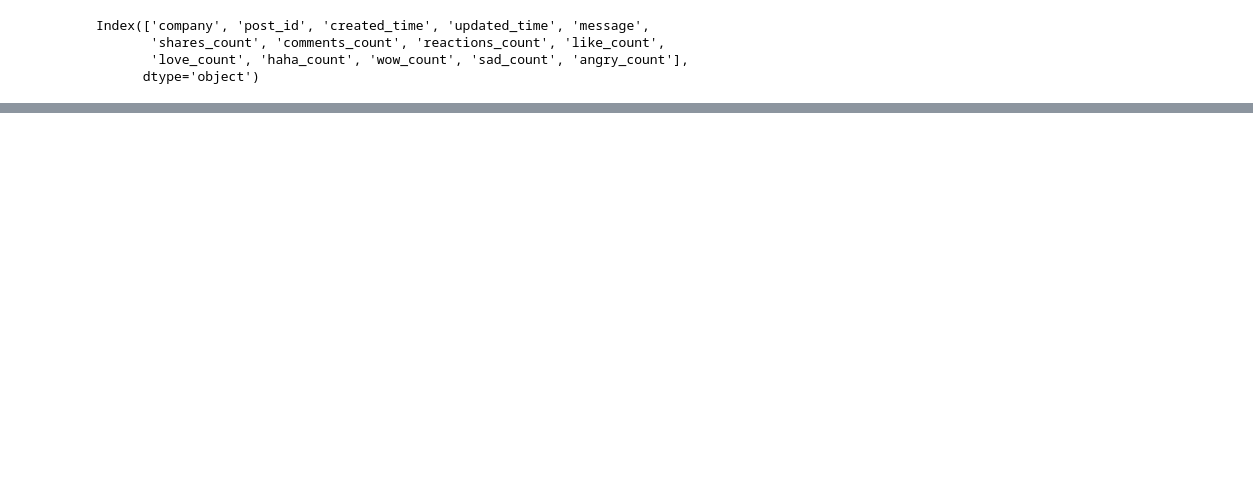
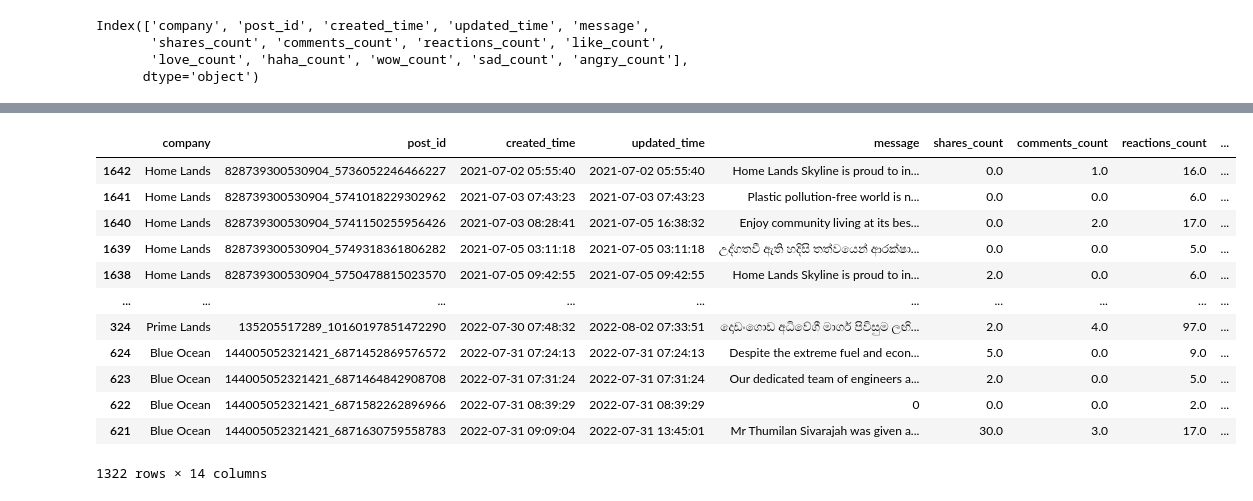
Before and after one commit to kelumKP/CIS7029, a Jupyter notebook: facebook_data/1yeardata/facebook_data_dashboard.ipynb, the cells around one changed output, grey strips where cells are left out. Drawn from its saved outputs; the diff is of its cells as text; code cells hidden in the pictures; blank space fills up the shorter version.

```diff
--- a/facebook_data/1yeardata/facebook_data_dashboard.ipynb
+++ b/facebook_data/1yeardata/facebook_data_dashboard.ipynb
@@ -50,3 +75,34 @@ df[df['company'] == 'Prime Lands']
 # %%
 # Fill NAs with 0s and create GDP per capita column
 df = df.fillna(0)
+# %%
+df['shares_count'] = df['shares_count'].replace(np.nan, 0)
+df['comments_count'] = df['comments_count'].replace(np.nan, 0)
+df['reactions_count'] = df['reactions_count'].replace(np.nan, 0)
+df['like_count'] = df['like_count'].replace(np.nan, 0)
+df['love_count'] = df['love_count'].replace(np.nan, 0)
+df['haha_count'] = df['haha_count'].replace(np.nan, 0)
+df['wow_count'] = df['wow_count'].replace(np.nan, 0)
+df['sad_count'] = df['sad_count'].replace(np.nan, 0)
+df['angry_count'] = df['angry_count'].replace(np.nan, 0)
+
+df['created_time'] = pd.to_datetime(df['created_time'])
+df['updated_time'] = pd.to_datetime(df['updated_time'])
+
+df.sort_values(by='created_time', inplace=True)
+
+df
+# %% [output]
+|  | company | post_id | created_time | updated_time | message | shares_count | comments_count | reactions_count | ... |
+| 1642 | Home Lands | 828739300530904_5736052246466227 | 2021-07-02 05:55:40 | 2021-07-02 05:55:40 | Home Lands Skyline is proud to in... | 0.0 | 1.0 | 16.0 | ... |
+| 1641 | Home Lands | 828739300530904_5741018229302962 | 2021-07-03 07:43:23 | 2021-07-03 07:43:23 | Plastic pollution-free world is n... | 0.0 | 0.0 | 6.0 | ... |
+| 1640 | Home Lands | 828739300530904_5741150255956426 | 2021-07-03 08:28:41 | 2021-07-05 16:38:32 | Enjoy community living at its bes... | 0.0 | 2.0 | 17.0 | ... |
+| 1639 | Home Lands | 828739300530904_5749318361806282 | 2021-07-05 03:11:18 | 2021-07-05 03:11:18 | උද්ගතවී ඇති හදිසි තත්වයෙන් ආරක්ෂා... | 0.0 | 0.0 | 5.0 | ... |
+| 1638 | Home Lands | 828739300530904_5750478815023570 | 2021-07-05 09:42:55 | 2021-07-05 09:42:55 | Home Lands Skyline is proud to in... | 2.0 | 0.0 | 6.0 | ... |
+| ... | ... | ... | ... | ... | ... | ... | ... | ... | ... |
+| 324 | Prime Lands | 135205517289_10160197851472290 | 2022-07-30 07:48:32 | 2022-08-02 07:33:51 | දොඩංගොඩ අධිවේගී මාර්ග පිවිසුම ලඟි... | 2.0 | 4.0 | 97.0 | ... |
+| 624 | Blue Ocean | 144005052321421_6871452869576572 | 2022-07-31 07:24:13 | 2022-07-31 07:24:13 | Despite the extreme fuel and econ... | 5.0 | 0.0 | 9.0 | ... |
+| 623 | Blue Ocean | 144005052321421_6871464842908708 | 2022-07-31 07:31:24 | 2022-07-31 07:31:24 | Our dedicated team of engineers a... | 2.0 | 0.0 | 5.0 | ... |
+| 622 | Blue Ocean | 144005052321421_6871582262896966 | 2022-07-31 08:39:29 | 2022-07-31 08:39:29 | 0 | 0.0 | 0.0 | 2.0 | ... |
+| 621 | Blue Ocean | 144005052321421_6871630759558783 | 2022-07-31 09:09:04 | 2022-07-31 13:45:01 | Mr Thumilan Sivarajah was given a... | 30.0 | 3.0 | 17.0 | ... |
+1322 rows × 14 columns
```
Also changed, not shown: parts of 11 cells of this notebook, 4 other files.
